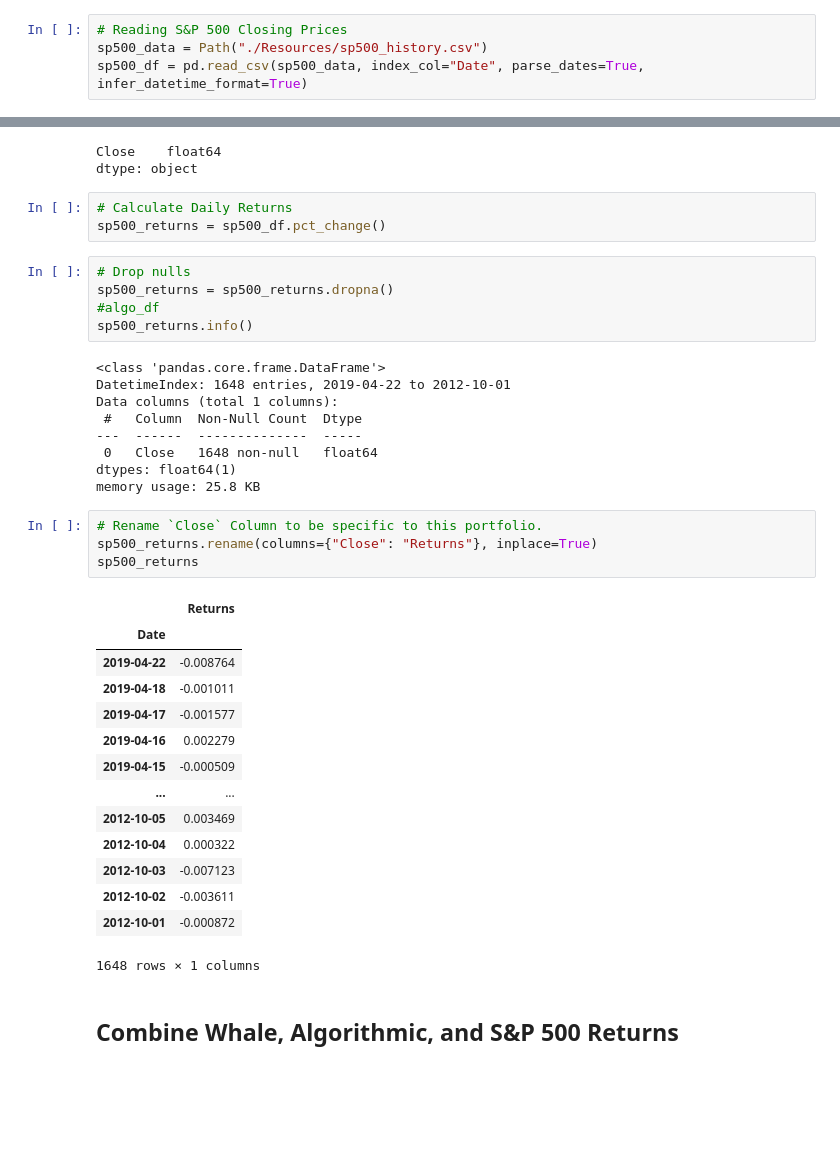
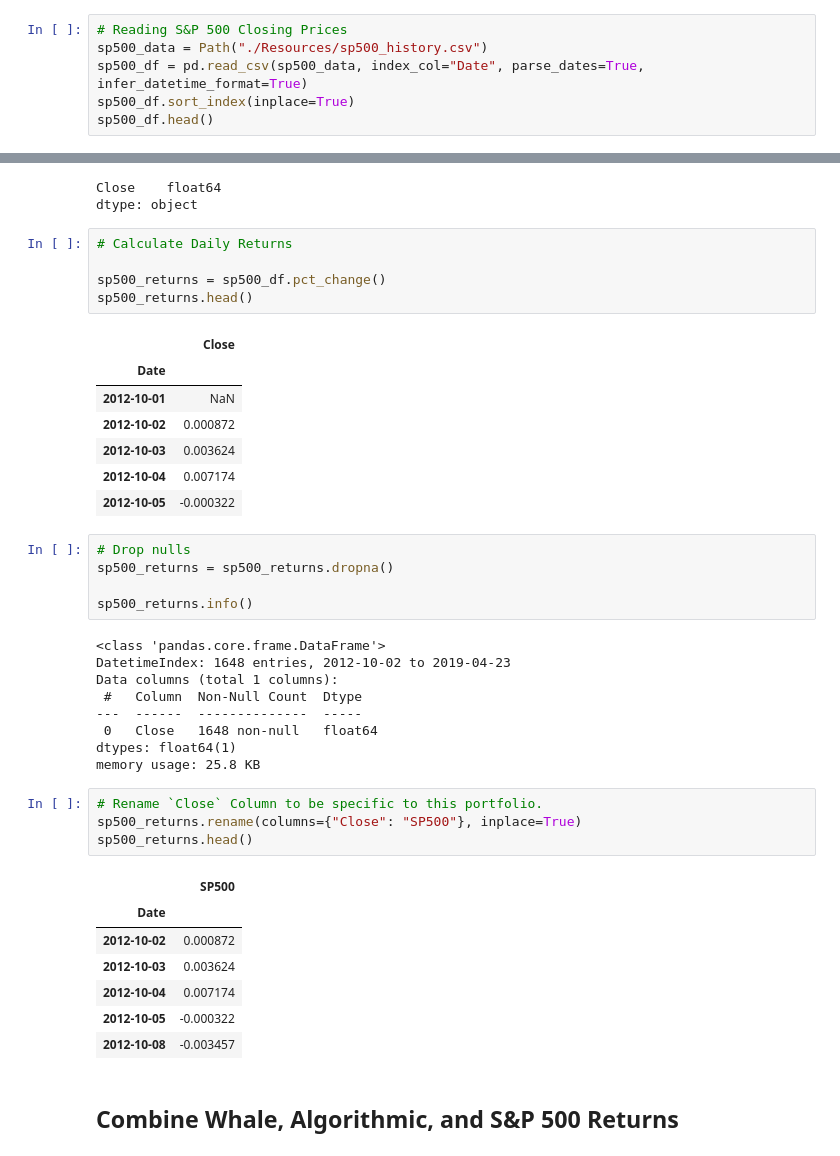
Before and after one commit to Luke-Mac/whale_off_portfolio, a Jupyter notebook: whale_analysis.ipynb, the cells around one changed output, grey strips where cells are left out. Drawn from its saved outputs; the diff is of its cells as text; blank space fills up the shorter version.

```diff
--- a/whale_analysis.ipynb
+++ b/whale_analysis.ipynb
@@ -81,3 +101,5 @@ Read the S&P 500 historic closing prices and create a new daily returns DataFram
 # Reading S&P 500 Closing Prices
 sp500_data = Path("./Resources/sp500_history.csv")
 sp500_df = pd.read_csv(sp500_data, index_col="Date", parse_dates=True, infer_datetime_format=True)
+sp500_df.sort_index(inplace=True)
+sp500_df.head()
@@ -96,15 +126,25 @@ Close    float64
 dtype: object
 # %%
 # Calculate Daily Returns
+
 sp500_returns = sp500_df.pct_change()
+sp500_returns.head()
+# %% [output]
+|  | Close |
+| Date |  |
+| 2012-10-01 | NaN |
+| 2012-10-02 | 0.000872 |
+| 2012-10-03 | 0.003624 |
+| 2012-10-04 | 0.007174 |
+| 2012-10-05 | -0.000322 |
 # %%
 # Drop nulls
 sp500_returns = sp500_returns.dropna()
-#algo_df
+
 sp500_returns.info()
 # %% [output]
 <class 'pandas.core.frame.DataFrame'>
-DatetimeIndex: 1648 entries, 2019-04-22 to 2012-10-01
+DatetimeIndex: 1648 entries, 2012-10-02 to 2019-04-23
 Data columns (total 1 columns):
  #   Column  Non-Null Count  Dtype
 ---  ------  --------------  -----
@@ -113,23 +153,16 @@ dtypes: float64(1)
 memory usage: 25.8 KB
 # %%
 # Rename `Close` Column to be specific to this portfolio.
-sp500_returns.rename(columns={"Close": "Returns"}, inplace=True)
-sp500_returns
+sp500_returns.rename(columns={"Close": "SP500"}, inplace=True)
+sp500_returns.head()
 # %% [output]
-|  | Returns |
+|  | SP500 |
 | Date |  |
-| 2019-04-22 | -0.008764 |
-| 2019-04-18 | -0.001011 |
-| 2019-04-17 | -0.001577 |
-| 2019-04-16 | 0.002279 |
-| 2019-04-15 | -0.000509 |
-| ... | ... |
-| 2012-10-05 | 0.003469 |
-| 2012-10-04 | 0.000322 |
-| 2012-10-03 | -0.007123 |
-| 2012-10-02 | -0.003611 |
-| 2012-10-01 | -0.000872 |
+| 2012-10-02 | 0.000872 |
+| 2012-10-03 | 0.003624 |
+| 2012-10-04 | 0.007174 |
+| 2012-10-05 | -0.000322 |
+| 2012-10-08 | -0.003457 |
-1648 rows × 1 columns
 # %% [markdown]
 ## Combine Whale, Algorithmic, and S&P 500 Returns
 # %%
```
Also changed, not shown: parts of 11 cells of this notebook.
